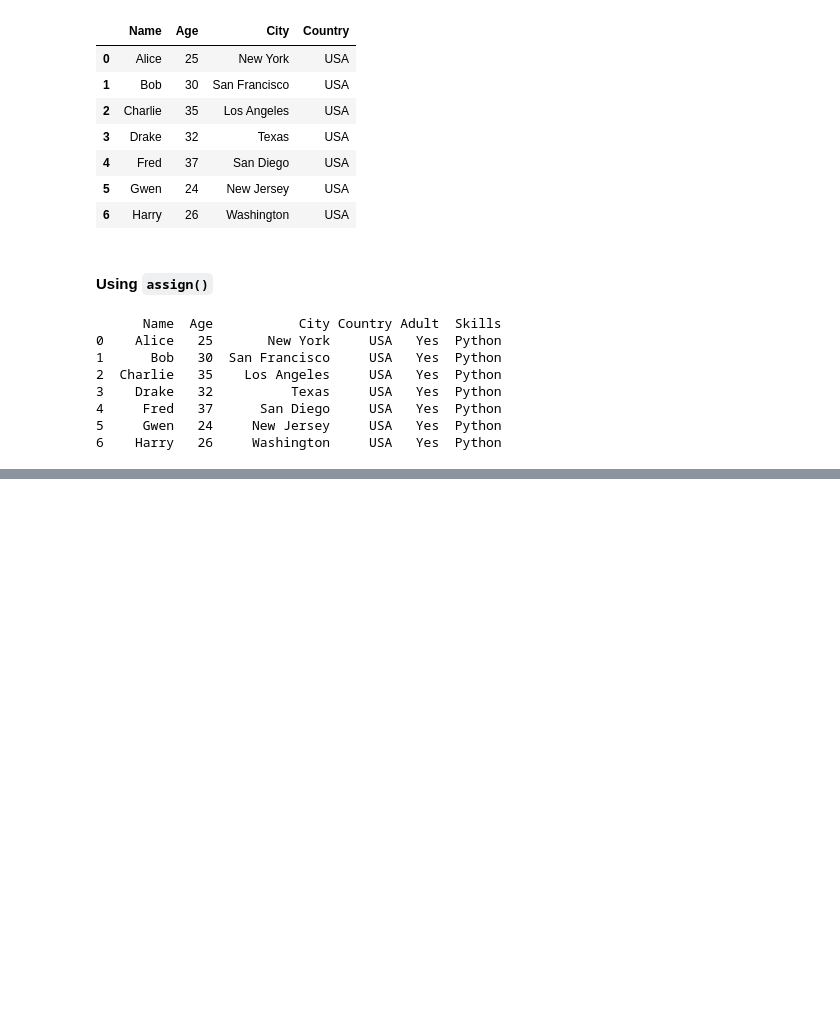
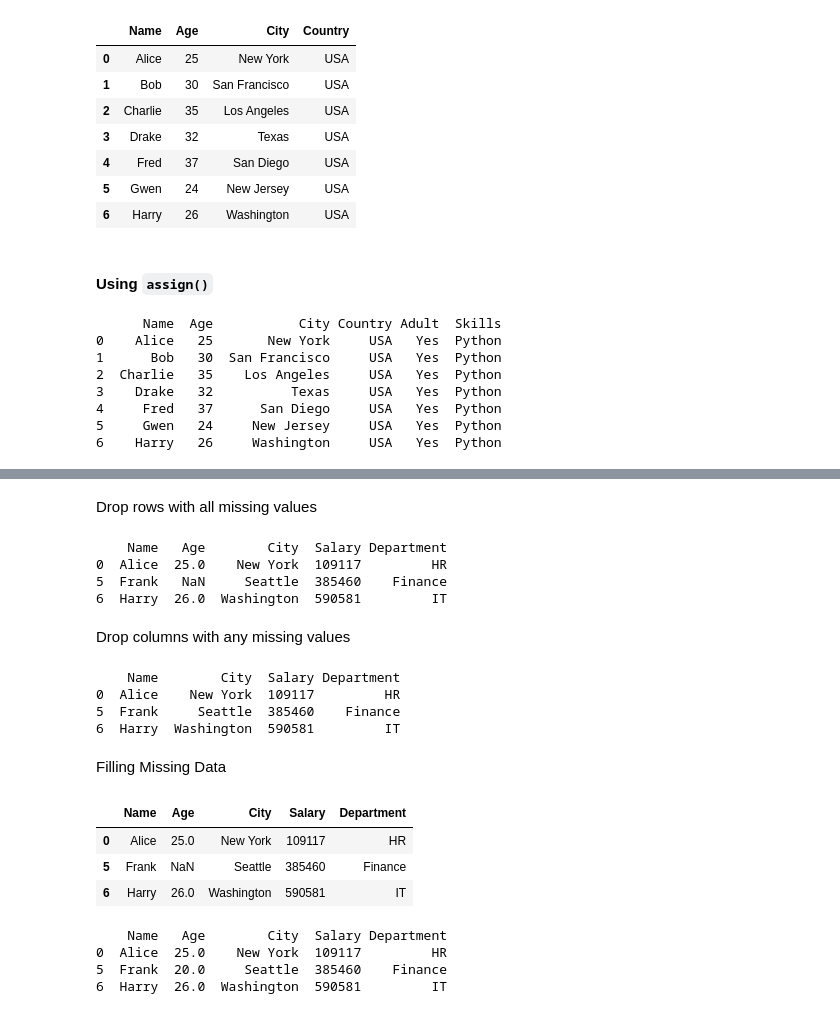
Before and after one commit to jaidOnGit/JourneyToML-AI, a Jupyter notebook: Learn the Fundamentals of Data Science/Programming/Pandas.ipynb, the cells around one changed output, grey strips where cells are left out. Drawn from its saved outputs; the diff is of its cells as text; code cells hidden in the pictures; blank space fills up the shorter version.

```diff
--- a/Learn the Fundamentals of Data Science/Programming/Pandas.ipynb
+++ b/Learn the Fundamentals of Data Science/Programming/Pandas.ipynb
@@ -239,0 +448,36 @@ Merging and Joining DataFrames
+# %% [markdown]
+Drop rows with all missing values
+# %%
+df_dropped_all = df.dropna(how='all')
+print(df_dropped_all)
+# %% [output]
+    Name   Age        City  Salary Department
+0  Alice  25.0    New York  109117         HR
+5  Frank   NaN     Seattle  385460    Finance
+6  Harry  26.0  Washington  590581         IT
+# %% [markdown]
+Drop columns with any missing values
+# %%
+df_dropped_columns = df.dropna(axis=1)
+print(df_dropped_columns)
+# %% [output]
+    Name        City  Salary Department
+0  Alice    New York  109117         HR
+5  Frank     Seattle  385460    Finance
+6  Harry  Washington  590581         IT
+# %% [markdown]
+Filling Missing Data
+# %%
+df
+# %% [output]
+|  | Name | Age | City | Salary | Department |
+| 0 | Alice | 25.0 | New York | 109117 | HR |
+| 5 | Frank | NaN | Seattle | 385460 | Finance |
+| 6 | Harry | 26.0 | Washington | 590581 | IT |
+# %%
+print(df.fillna(20)) # Fill missing values with a specific value
+# %% [output]
+    Name   Age        City  Salary Department
+0  Alice  25.0    New York  109117         HR
+5  Frank  20.0     Seattle  385460    Finance
+6  Harry  26.0  Washington  590581         IT
```
Also changed, not shown: parts of 66 cells of this notebook.
